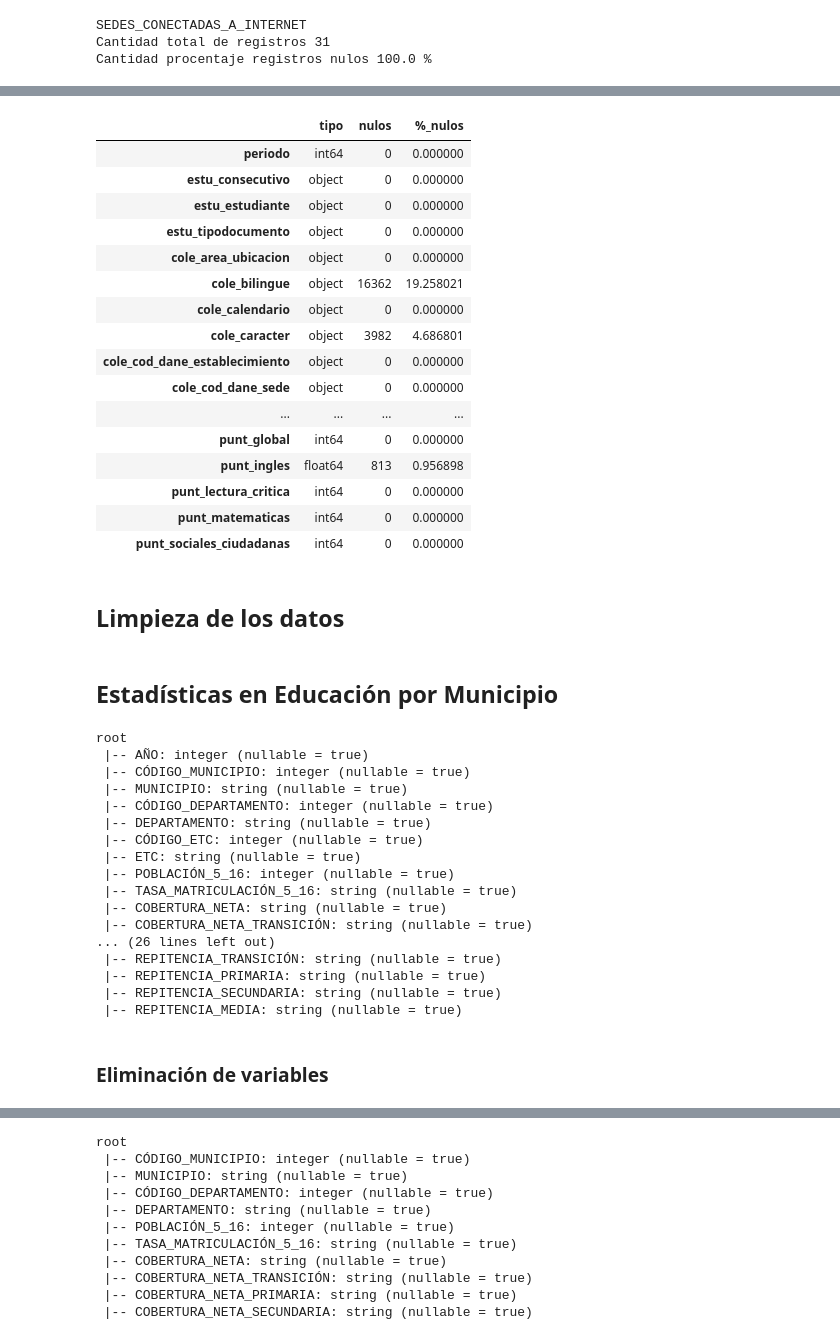
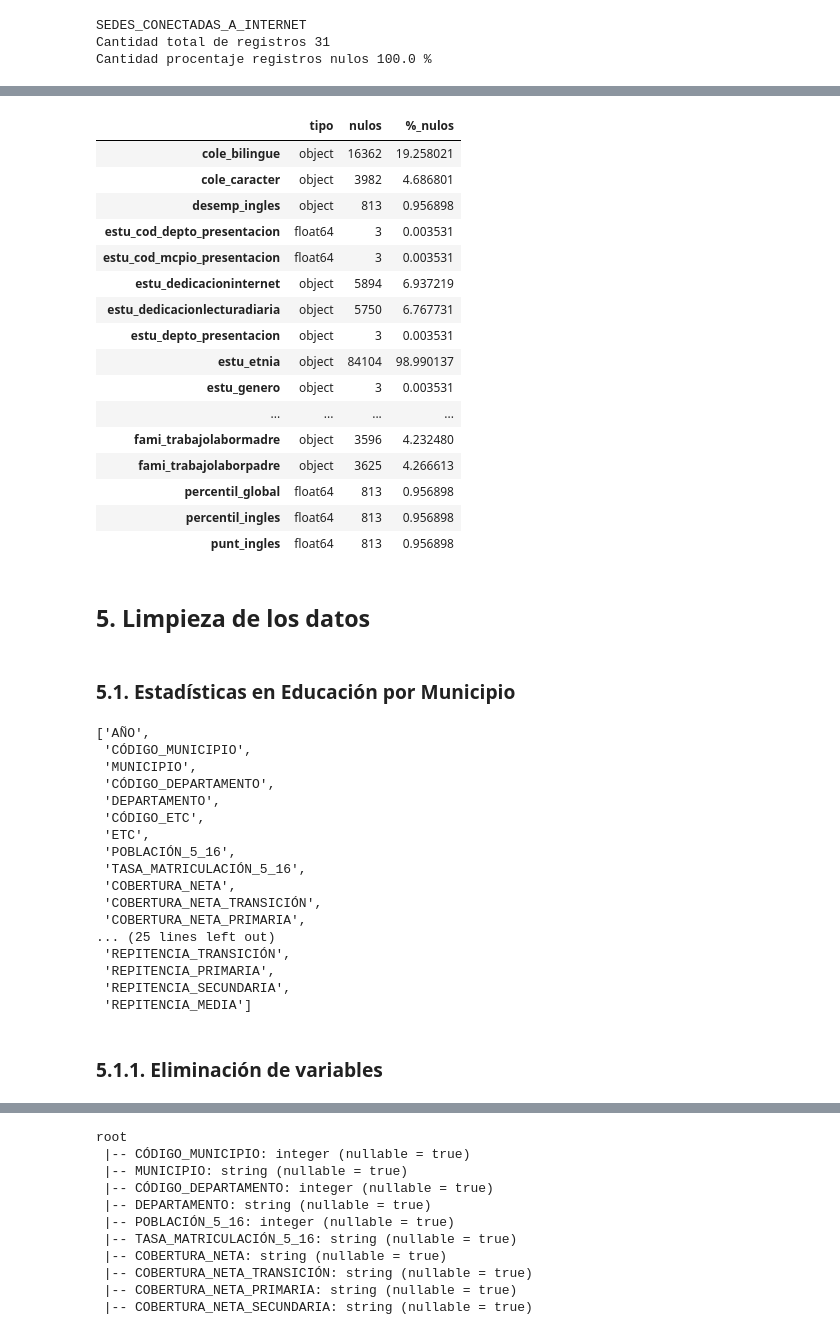
Before and after one commit to samegi/Proce-Proyecto-ICFES, a Jupyter notebook: Proyecto ICFES.ipynb, the cells around one changed output, grey strips where cells are left out. Saved outputs shown, nothing was run; the diff lists cells and outputs as text; code cells hidden in the pictures.

```diff
--- a/Proyecto ICFES.ipynb
+++ b/Proyecto ICFES.ipynb
@@ -71,5 +67,5 @@ df1Pd00 = pd.read_csv("data\MEN_ESTADISTICAS_EN_EDUCACION_EN_PREESCOLAR,_BÁSICA
 # %%
-df2Pd00 = pd.read_csv("data\ICFES Bog y Choco.csv", sep=";")
+df2Pd00 = pd.read_csv("/Almacen/ICFES Bog y Choco.csv", sep=";")
 # %% [markdown]
 ### 2.1. Estadísticas en Educación por Municipio
 # %%
@@ -463,6 +516,10 @@ resumen = df1Pd00.dtypes.to_frame(name='tipo')
 resumen['nulos'] = df1Pd00.isnull().sum()
 resumen['%_nulos'] = df1Pd00.isnull().mean() * 100
 
-resumen
+pd.set_option('display.max_rows', None)
+
+resumen_faltantes = resumen[resumen['nulos'] > 0]
+
+resumen_faltantes
 # %% [output]
 |  | tipo | nulos | %_nulos |
@@ -499,53 +545,57 @@ df2Py00.select([
 # %%
 resumen = df2Pd00.dtypes.to_frame(name='tipo')
 resumen['nulos'] = df2Pd00.isnull().sum()
 resumen['%_nulos'] = df2Pd00.isnull().mean() * 100
+
 pd.set_option('display.max_rows', None)
-resumen
+
+resumen_faltantes = resumen[resumen['nulos'] > 0]
+
+resumen_faltantes
 # %% [output]
 |  | tipo | nulos | %_nulos |
-| periodo | int64 | 0 | 0.000000 |
-| estu_consecutivo | object | 0 | 0.000000 |
-| estu_estudiante | object | 0 | 0.000000 |
-| estu_tipodocumento | object | 0 | 0.000000 |
-| cole_area_ubicacion | object | 0 | 0.000000 |
 | cole_bilingue | object | 16362 | 19.258021 |
-| cole_calendario | object | 0 | 0.000000 |
 | cole_caracter | object | 3982 | 4.686801 |
-| cole_cod_dane_establecimiento | object | 0 | 0.000000 |
-| cole_cod_dane_sede | object | 0 | 0.000000 |
+| desemp_ingles | object | 813 | 0.956898 |
+| estu_cod_depto_presentacion | float64 | 3 | 0.003531 |
+| estu_cod_mcpio_presentacion | float64 | 3 | 0.003531 |
+| estu_dedicacioninternet | object | 5894 | 6.937219 |
+| estu_dedicacionlecturadiaria | object | 5750 | 6.767731 |
+| estu_depto_presentacion | object | 3 | 0.003531 |
+| estu_etnia | object | 84104 | 98.990137 |
+| estu_genero | object | 3 | 0.003531 |
 | ... | ... | ... | ... |
-| punt_global | int64 | 0 | 0.000000 |
+| fami_trabajolabormadre | object | 3596 | 4.232480 |
+| fami_trabajolaborpadre | object | 3625 | 4.266613 |
+| percentil_global | float64 | 813 | 0.956898 |
+| percentil_ingles | float64 | 813 | 0.956898 |
 | punt_ingles | float64 | 813 | 0.956898 |
-| punt_lectura_critica | int64 | 0 | 0.000000 |
-| punt_matematicas | int64 | 0 | 0.000000 |
-| punt_sociales_ciudadanas | int64 | 0 | 0.000000 |
 # %% [markdown]
-## **Limpieza de los datos**
+## 5. Limpieza de los datos
 # %% [markdown]
-## Estadísticas en Educación por Municipio
+### 5.1. Estadísticas en Educación por Municipio
 # %%
-df1Py00.printSchema()
+df1Py00.columns
 # %% [output]
-root
- |-- AÑO: integer (nullable = true)
- |-- CÓDIGO_MUNICIPIO: integer (nullable = true)
- |-- MUNICIPIO: string (nullable = true)
- |-- CÓDIGO_DEPARTAMENTO: integer (nullable = true)
- |-- DEPARTAMENTO: string (nullable = true)
- |-- CÓDIGO_ETC: integer (nullable = true)
- |-- ETC: string (nullable = true)
- |-- POBLACIÓN_5_16: integer (nullable = true)
- |-- TASA_MATRICULACIÓN_5_16: string (nullable = true)
- |-- COBERTURA_NETA: string (nullable = true)
- |-- COBERTURA_NETA_TRANSICIÓN: string (nullable = true)
-... (26 lines left out)
- |-- REPITENCIA_TRANSICIÓN: string (nullable = true)
- |-- REPITENCIA_PRIMARIA: string (nullable = true)
- |-- REPITENCIA_SECUNDARIA: string (nullable = true)
- |-- REPITENCIA_MEDIA: string (nullable = true)
+['AÑO',
+ 'CÓDIGO_MUNICIPIO',
+ 'MUNICIPIO',
+ 'CÓDIGO_DEPARTAMENTO',
+ 'DEPARTAMENTO',
+ 'CÓDIGO_ETC',
+ 'ETC',
+ 'POBLACIÓN_5_16',
+ 'TASA_MATRICULACIÓN_5_16',
+ 'COBERTURA_NETA',
+ 'COBERTURA_NETA_TRANSICIÓN',
+ 'COBERTURA_NETA_PRIMARIA',
+... (25 lines left out)
+ 'REPITENCIA_TRANSICIÓN',
+ 'REPITENCIA_PRIMARIA',
+ 'REPITENCIA_SECUNDARIA',
+ 'REPITENCIA_MEDIA']
 # %% [markdown]
-### Eliminación de variables
+### 5.1.1. Eliminación de variables
 # %%
 df1Py01 = df1Py00
 df1Py01 = df1Py01.drop("AÑO") # todos los registros son del mismo año
```
Also changed, not shown: parts of 44 cells of this notebook.
